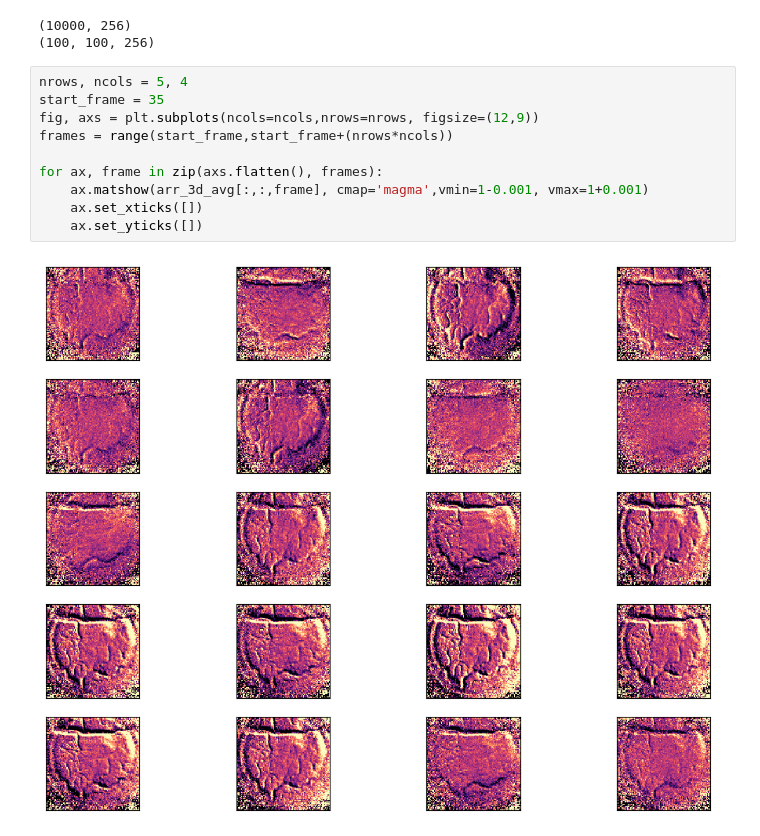
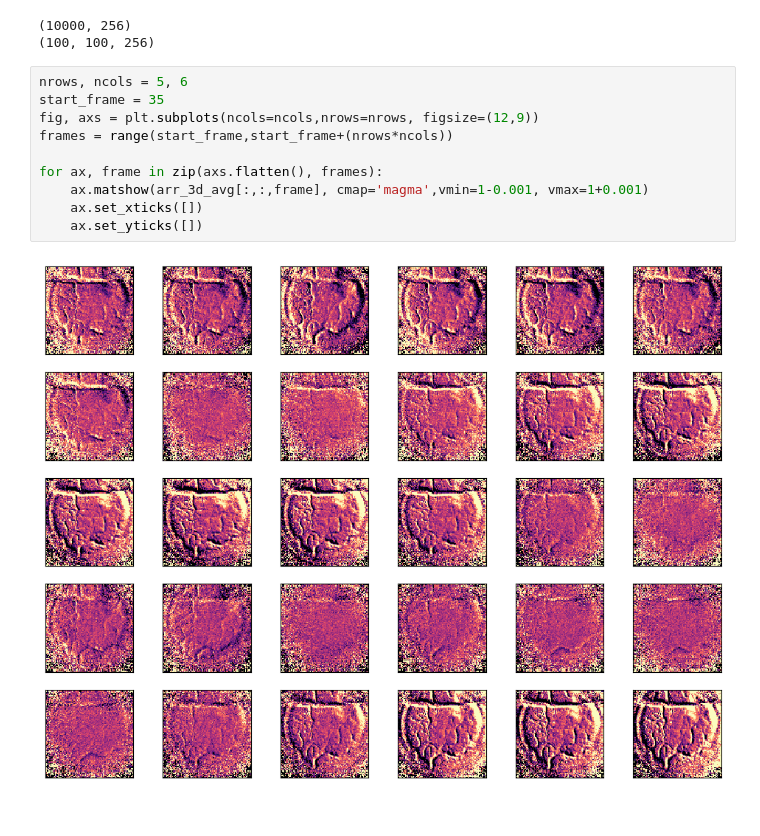
Before and after one commit to KSND-123/VSDI_model_benchmarks, a Jupyter notebook: data_exploration.ipynb, the cells around one changed output. Saved outputs shown, nothing was run; the diff lists cells and outputs as text.

Commit message:
visualization attempts

```diff
--- a/data_exploration.ipynb
+++ b/data_exploration.ipynb
@@ -61,14 +61,14 @@ print(arr_3d_avg.shape)
 (10000, 256)
 (100, 100, 256)
 # %%
-nrows, ncols = 5, 4
+nrows, ncols = 5, 6
 start_frame = 35
 fig, axs = plt.subplots(ncols=ncols,nrows=nrows, figsize=(12,9))
 frames = range(start_frame,start_frame+(nrows*ncols))
 
 for ax, frame in zip(axs.flatten(), frames):
     ax.matshow(arr_3d_avg[:,:,frame], cmap='magma',vmin=1-0.001, vmax=1+0.001)
     ax.set_xticks([])
     ax.set_yticks([])
 # %% [output]
-[figure, old version]
+[figure, new version]
```
Also changed, not shown: parts of 3 cells of this notebook.
